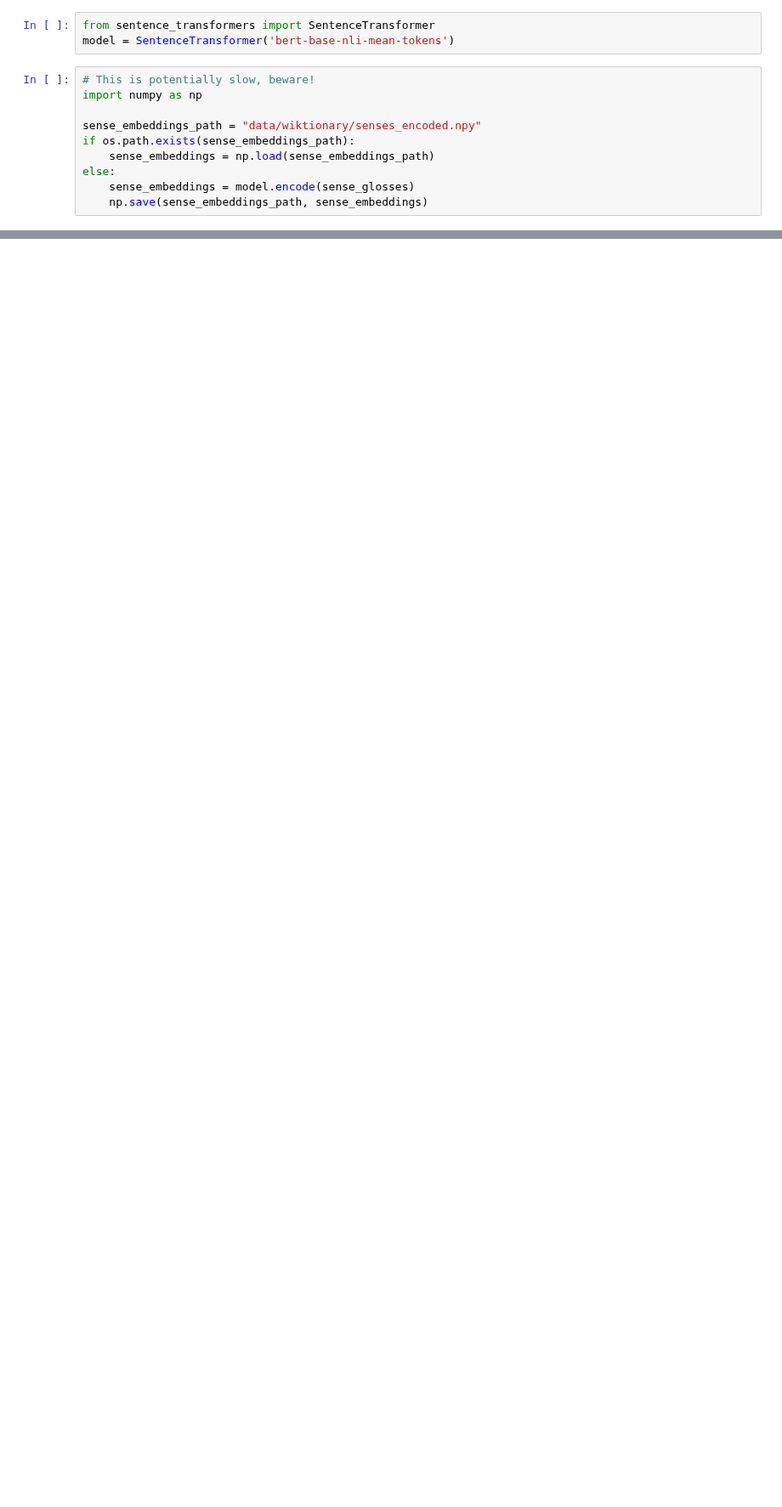
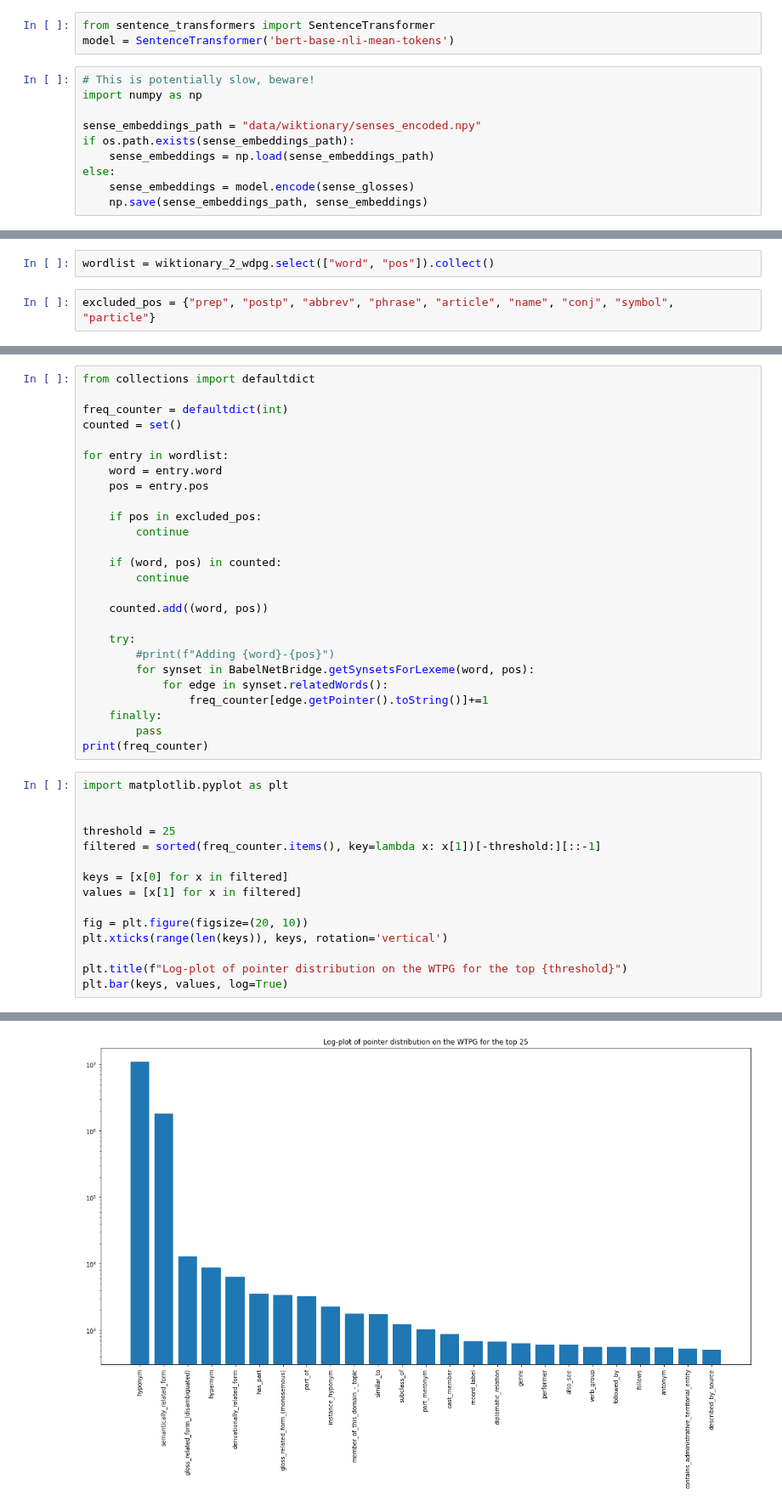
Before and after one commit to erolm-a/colla-framework, a Jupyter notebook: notebooks/BabelNetJava.ipynb, the cells around one changed output, grey strips where cells are left out. Shown at 85% size. Cells and saved outputs as stored; diff of their text form; blank space fills up the shorter version.

```diff
--- a/notebooks/BabelNetJava.ipynb
+++ b/notebooks/BabelNetJava.ipynb
@@ -193,0 +149,4 @@ for idx, (lexeme, _, word) in enumerate(graph.g.triples((None, kgl_prop["label"]
+# %%
+wordlist = wiktionary_2_wdpg.select(["word", "pos"]).collect()
+# %%
+excluded_pos = {"prep", "postp", "abbrev", "phrase", "article", "name", "conj", "symbol", "particle"}
@@ -193,0 +173,42 @@ for idx, (lexeme, _, word) in enumerate(graph.g.triples((None, kgl_prop["label"]
+# %%
+from collections import defaultdict
+
+freq_counter = defaultdict(int)
+counted = set()
+
+for entry in wordlist:
+    word = entry.word
+    pos = entry.pos
+
+    if pos in excluded_pos:
+        continue
+
+    if (word, pos) in counted:
+        continue
+
+    counted.add((word, pos))
+
+    try:
+        #print(f"Adding {word}-{pos}")
+        for synset in BabelNetBridge.getSynsetsForLexeme(word, pos):
+            for edge in synset.relatedWords():
+                freq_counter[edge.getPointer().toString()]+=1
+    finally:
+        pass
+print(freq_counter)
+# %%
+import matplotlib.pyplot as plt
+
+
+threshold = 25
+filtered = sorted(freq_counter.items(), key=lambda x: x[1])[-threshold:][::-1]
+
+keys = [x[0] for x in filtered]
+values = [x[1] for x in filtered]
+
+fig = plt.figure(figsize=(20, 10))
+plt.xticks(range(len(keys)), keys, rotation='vertical')
+
+plt.title(f"Log-plot of pointer distribution on the WTPG for the top {threshold}")
+plt.bar(keys, values, log=True)
+# %% [output]
@@ -193,0 +216 @@ for idx, (lexeme, _, word) in enumerate(graph.g.triples((None, kgl_prop["label"]
+[figure, added]
```
Also changed, not shown: parts of 13 cells of this notebook, 8 other files.
